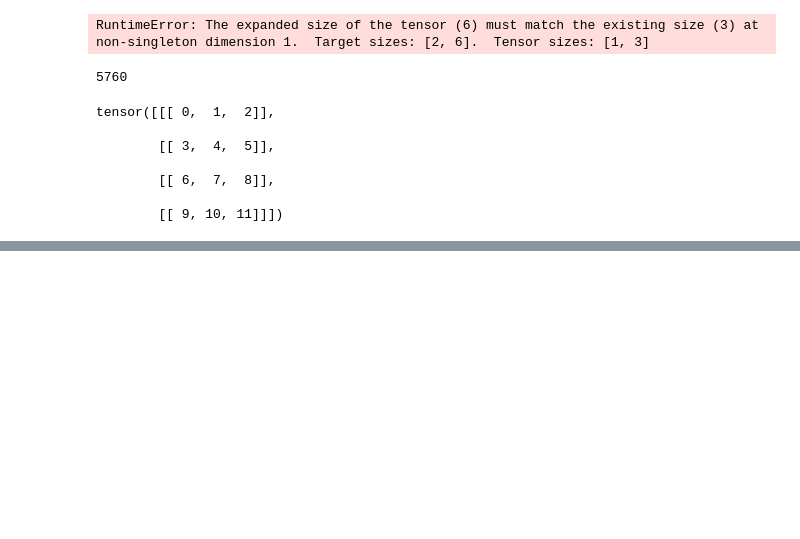
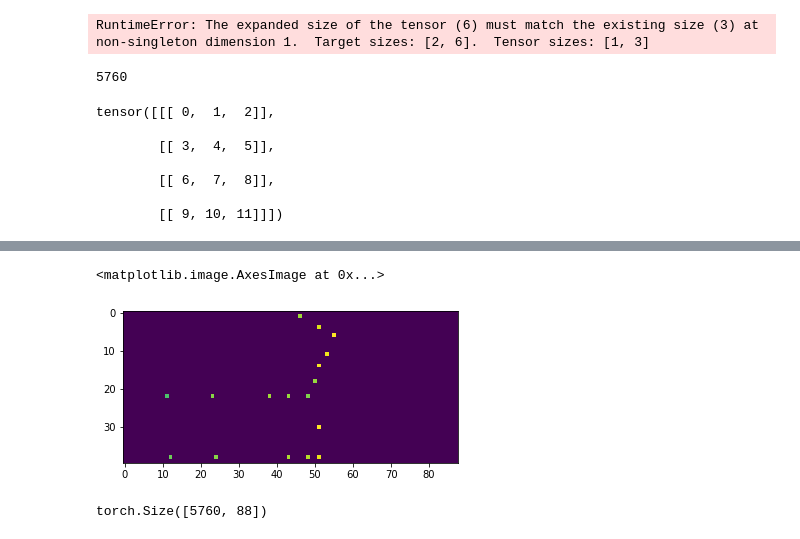
Before and after one commit to eri24816/improved-diffusion, a Jupyter notebook: test.ipynb, the cells around one changed output, grey strips where cells are left out. Saved outputs shown, nothing was run; the diff lists cells and outputs as text; code cells hidden in the pictures; blank space fills up the shorter version.

```diff
--- a/test.ipynb
+++ b/test.ipynb
@@ -284,3 +284,18 @@ tensor([[[ 0,  1,  2]],
         [[ 6,  7,  8]],
 
         [[ 9, 10, 11]]])
+# %%
+from utils.pianoroll import PianoRollDataset, PianoRoll
+dataset = PianoRollDataset(
+    '/home/eri24816/pianoroll',
+    0,
+    shard=1,
+    num_shards=10,
+)
+# %%
+a = dataset[0]
+# %%
+for i in range(0,257,20):
+    a = dataset[i]
+    a = PianoRoll.from_tensor(a,normalized=True)
+    a.to_midi(f'runs_/test/{i}.mid')
@@ -286,0 +305,10 @@ tensor([[[ 0,  1,  2]],
+# %%
+import matplotlib.pyplot as plt
+plt.imshow(a[10:50])
+# %% [output]
+<matplotlib.image.AxesImage at 0x...>
+[figure, added]
+# %%
+a.shape
+# %% [output]
+torch.Size([5760, 88])
```
Also changed, not shown: parts of 1 cell of this notebook, 4 other files.
